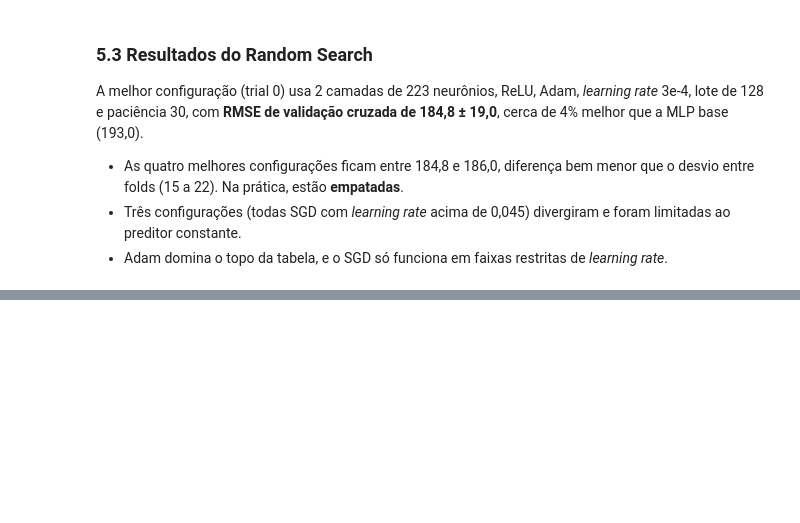
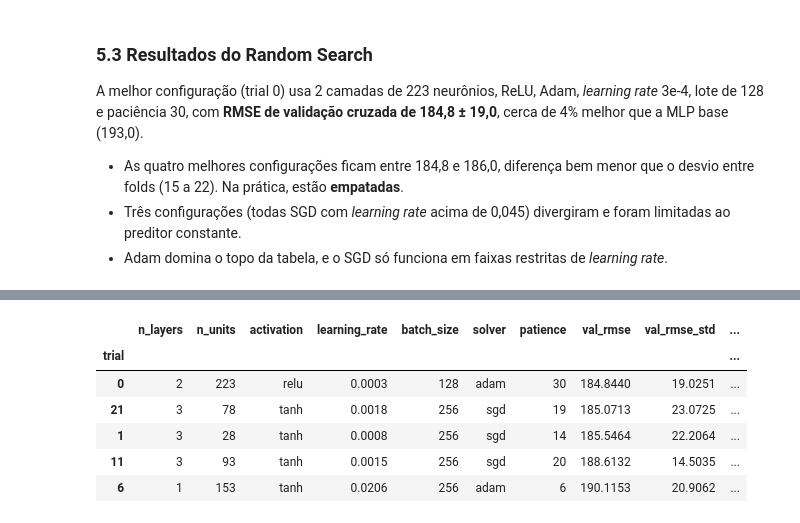
Before and after one commit to Gaalbu/Mlp-Som-Seoul-bike-renting, a Jupyter notebook: mlp_seoul_bike.ipynb, the cells around one changed output, grey strips where cells are left out. Cells and saved outputs as stored; diff of their text form; code cells hidden in the pictures; blank space fills up the shorter version.

```diff
--- a/mlp_seoul_bike.ipynb
+++ b/mlp_seoul_bike.ipynb
@@ -441,0 +448,12 @@ A melhor configuração (trial 0) usa 2 camadas de 223 neurônios, ReLU, Adam, *
+# %%
+tpe_study = run_search(optuna.samplers.TPESampler(seed=SEED))
+tpe_trials = trials_table(tpe_study)
+tpe_trials.sort_values("val_rmse").head(5).round(4)
+# %% [output]
+|  | n_layers | n_units | activation | learning_rate | batch_size | solver | patience | val_rmse | val_rmse_std | ... |
+| trial |  |  |  |  |  |  |  |  |  | ... |
+| 0 | 2 | 223 | relu | 0.0003 | 128 | adam | 30 | 184.8440 | 19.0251 | ... |
+| 21 | 3 | 78 | tanh | 0.0018 | 256 | sgd | 19 | 185.0713 | 23.0725 | ... |
+| 1 | 3 | 28 | tanh | 0.0008 | 256 | sgd | 14 | 185.5464 | 22.2064 | ... |
+| 11 | 3 | 93 | tanh | 0.0015 | 256 | sgd | 20 | 188.6132 | 14.5035 | ... |
+| 6 | 1 | 153 | tanh | 0.0206 | 256 | adam | 6 | 190.1153 | 20.9062 | ... |
```
Also changed, not shown: parts of 7 cells of this notebook.
